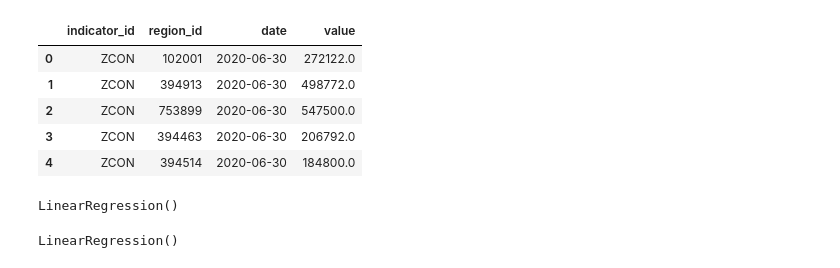
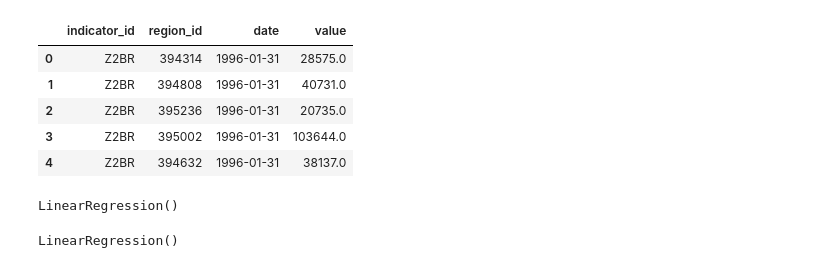
Before and after one commit to DunfrundB/real_estate_ml, a Jupyter notebook: Starter_Code/Models_Notebook.ipynb, the cells around one changed output. Saved outputs shown, nothing was run; the diff lists cells and outputs as text; code cells hidden in the pictures.

```diff
--- a/Starter_Code/Models_Notebook.ipynb
+++ b/Starter_Code/Models_Notebook.ipynb
@@ -23,14 +33,14 @@ from IPython.display import Image
 # %%
-file_path = Path("../Resources/metro_homes.csv")
+file_path = Path("../Resources/metro_2br.csv")
 metro_df = pd.read_csv(file_path)
 metro_df.head()
 # %% [output]
 |  | indicator_id | region_id | date | value |
-| 0 | ZCON | 102001 | 2020-06-30 | 272122.0 |
-| 1 | ZCON | 394913 | 2020-06-30 | 498772.0 |
-| 2 | ZCON | 753899 | 2020-06-30 | 547500.0 |
-| 3 | ZCON | 394463 | 2020-06-30 | 206792.0 |
-| 4 | ZCON | 394514 | 2020-06-30 | 184800.0 |
+| 0 | Z2BR | 394314 | 1996-01-31 | 28575.0 |
+| 1 | Z2BR | 394808 | 1996-01-31 | 40731.0 |
+| 2 | Z2BR | 395236 | 1996-01-31 | 20735.0 |
+| 3 | Z2BR | 395002 | 1996-01-31 | 103644.0 |
+| 4 | Z2BR | 394632 | 1996-01-31 | 38137.0 |
 # %%
 #Build Linear Regression
 from sklearn.linear_model import LinearRegression
```
Also changed, not shown: parts of 9 cells of this notebook.
